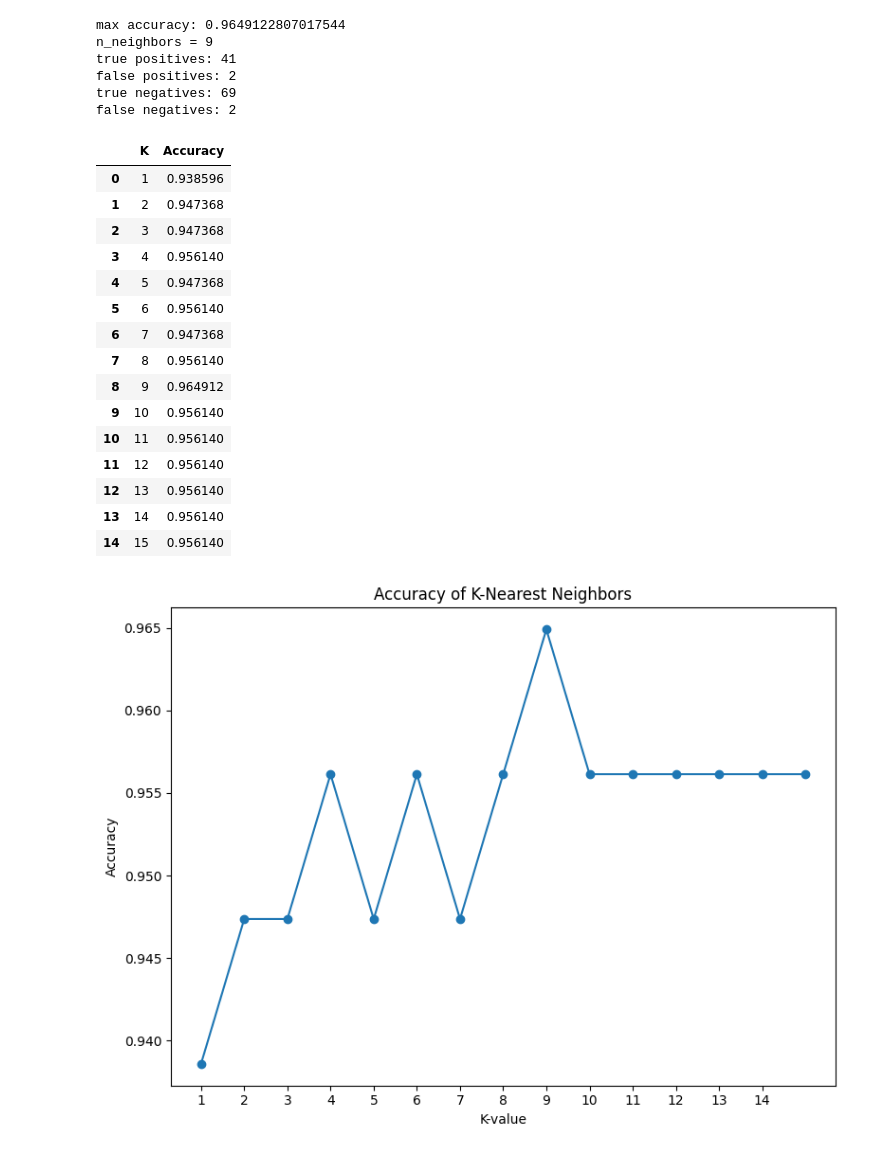
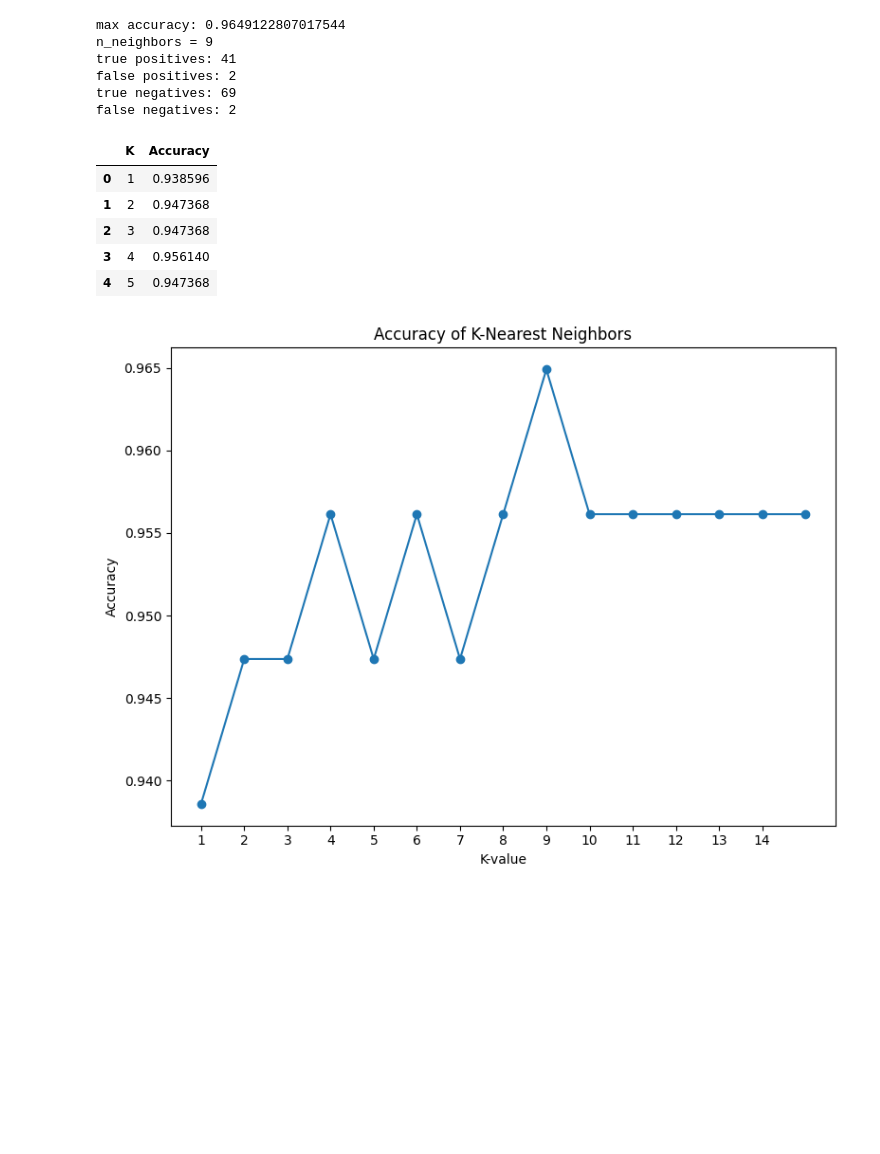
Before and after one commit to timhhsieh/CS4210-Final-Project, a Jupyter notebook: knn.ipynb, the cells around one changed output. Saved outputs shown, nothing was run; the diff lists cells and outputs as text; code cells hidden in the pictures; blank space fills up the shorter version.

```diff
--- a/knn.ipynb
+++ b/knn.ipynb
@@ -130,24 +130,14 @@ true negatives: 69
 false negatives: 2
 # %%
 acc_list['K'] = acc_list['K'].astype(int)
-acc_list
+acc_list.head()
 # %% [output]
 |  | K | Accuracy |
 | 0 | 1 | 0.938596 |
 | 1 | 2 | 0.947368 |
 | 2 | 3 | 0.947368 |
 | 3 | 4 | 0.956140 |
 | 4 | 5 | 0.947368 |
-| 5 | 6 | 0.956140 |
-| 6 | 7 | 0.947368 |
-| 7 | 8 | 0.956140 |
-| 8 | 9 | 0.964912 |
-| 9 | 10 | 0.956140 |
-| 10 | 11 | 0.956140 |
-| 11 | 12 | 0.956140 |
-| 12 | 13 | 0.956140 |
-| 13 | 14 | 0.956140 |
-| 14 | 15 | 0.956140 |
 # %%
 # Plot the accuracy for each k value
 plt.figure(figsize=(8, 6))
```
Also changed, not shown: parts of 2 cells of this notebook.
